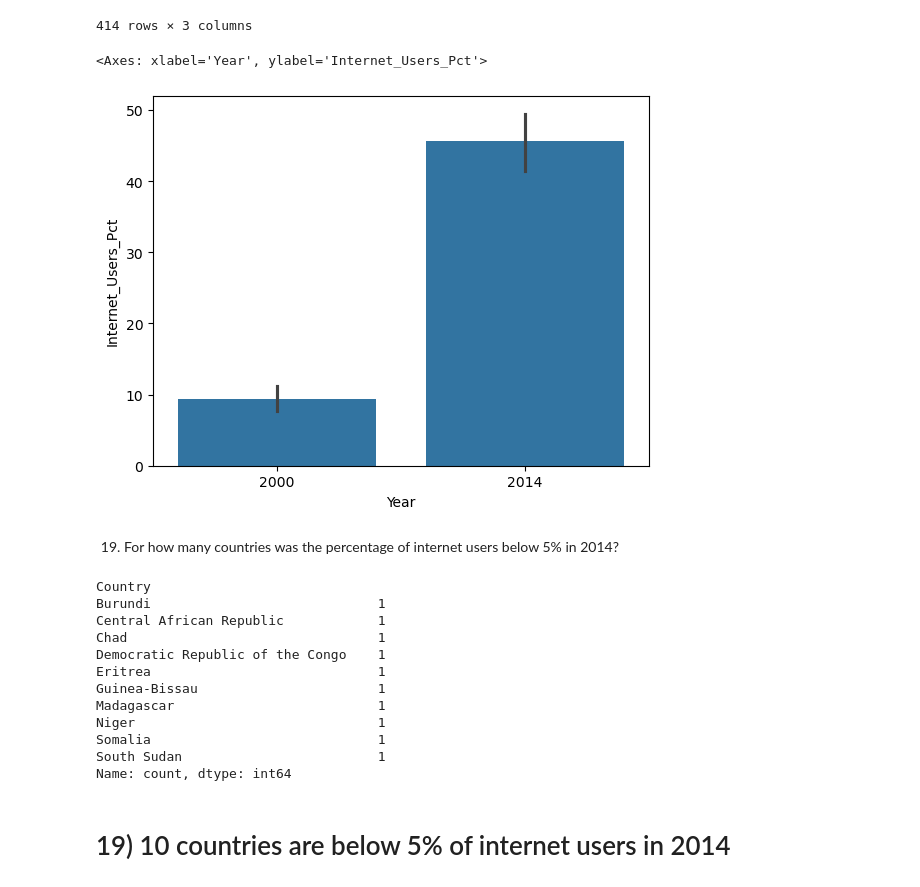
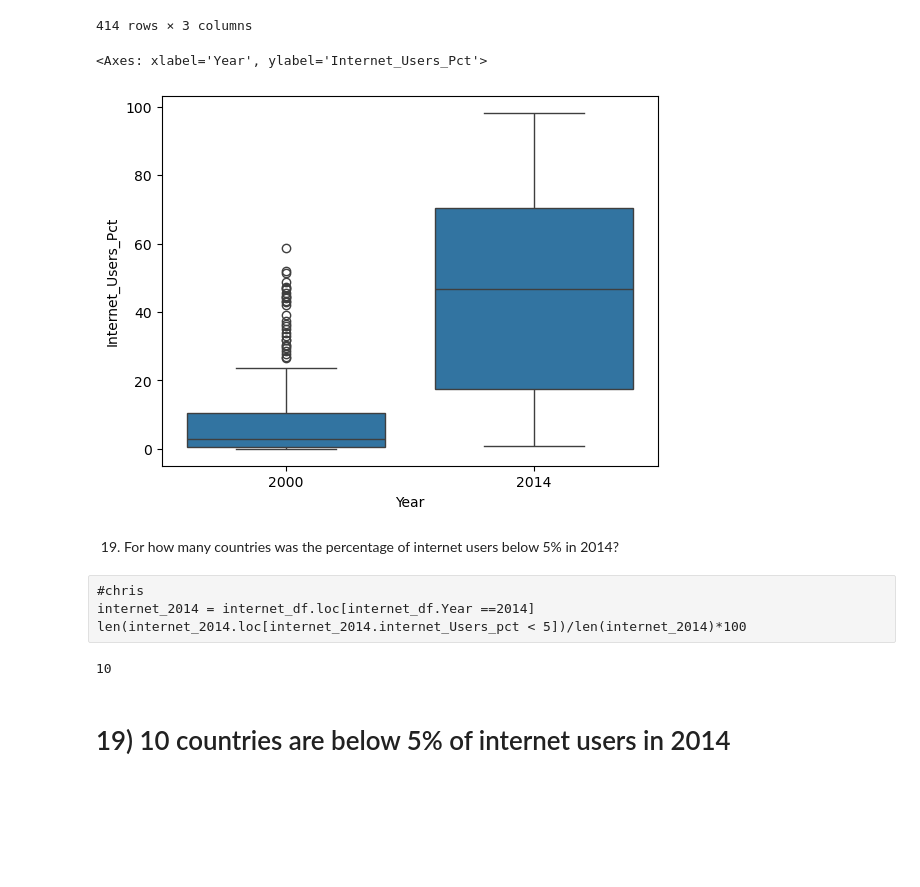
Before and after one commit to NSS-Full-Time-Data-Analytics-16/un-project-navyan0245, a Jupyter notebook: notebooks/UN_Project.ipynb, the cells around one changed output. Cells and saved outputs as stored; diff of their text form; code cells hidden in the pictures; blank space fills up the shorter version.

```diff
--- a/notebooks/UN_Project.ipynb
+++ b/notebooks/UN_Project.ipynb
@@ -470,31 +490,24 @@ year_20_14.sort_values(by='Year').reset_index(drop=True)
 | 413 | Tunisia | 2014 | 46.160000 |
 414 rows × 3 columns
 # %%
-sns.barplot(x='Year',y='Internet_Users_Pct',data=year_20_14)
+sns.boxplot(x='Year',y='Internet_Users_Pct',data=year_20_14)
 # %% [output]
 <Axes: xlabel='Year', ylabel='Internet_Users_Pct'>
-[figure, old version]
+[figure, new version]
 # %% [markdown]
 19. For how many countries was the percentage of internet users below 5% in 2014?
+# %% [raw]
+#chris
+internet_2014 = internet_df.loc[internet_df.Year ==2014]
+len(internet_2014.loc[internet_2014.internet_Users_pct < 5])/len(internet_2014)*100
 # %%
 year_2014 = internet_df.loc[internet_df['Year']==2014]
 # %%
 internet_pct_2014 = year_2014[year_2014['Internet_Users_Pct']<5]
 # %%
-internet_pct_2014.Country.value_counts()
+len(internet_pct_2014.Country.value_counts())
 # %% [output]
-Country
-Burundi                             1
-Central African Republic            1
-Chad                                1
-Democratic Republic of the Congo    1
-Eritrea                             1
-Guinea-Bissau                       1
-Madagascar                          1
-Niger                               1
-Somalia                             1
-South Sudan                         1
-Name: count, dtype: int64
+10
 # %% [markdown]
 # 19) 10 countries are below 5% of internet users in 2014
 # %% [markdown]
```
Also changed, not shown: parts of 38 cells of this notebook.
